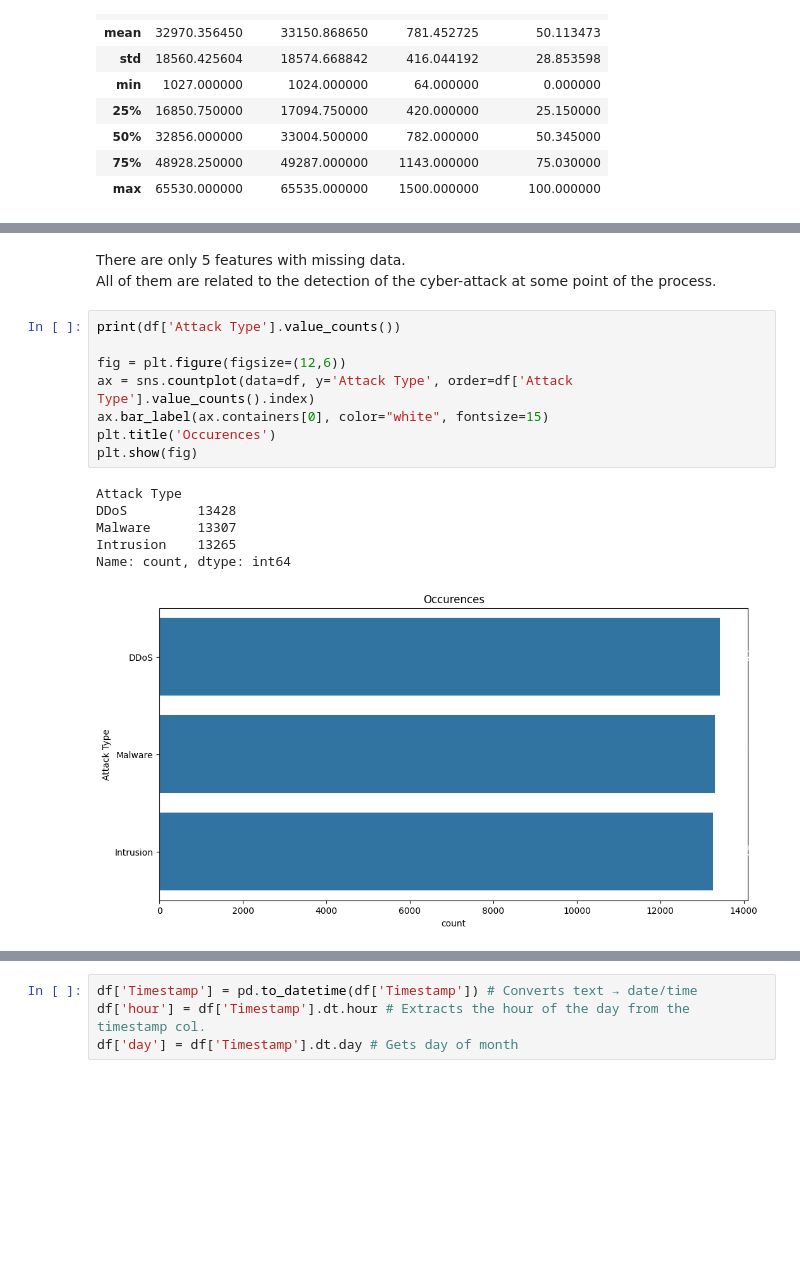
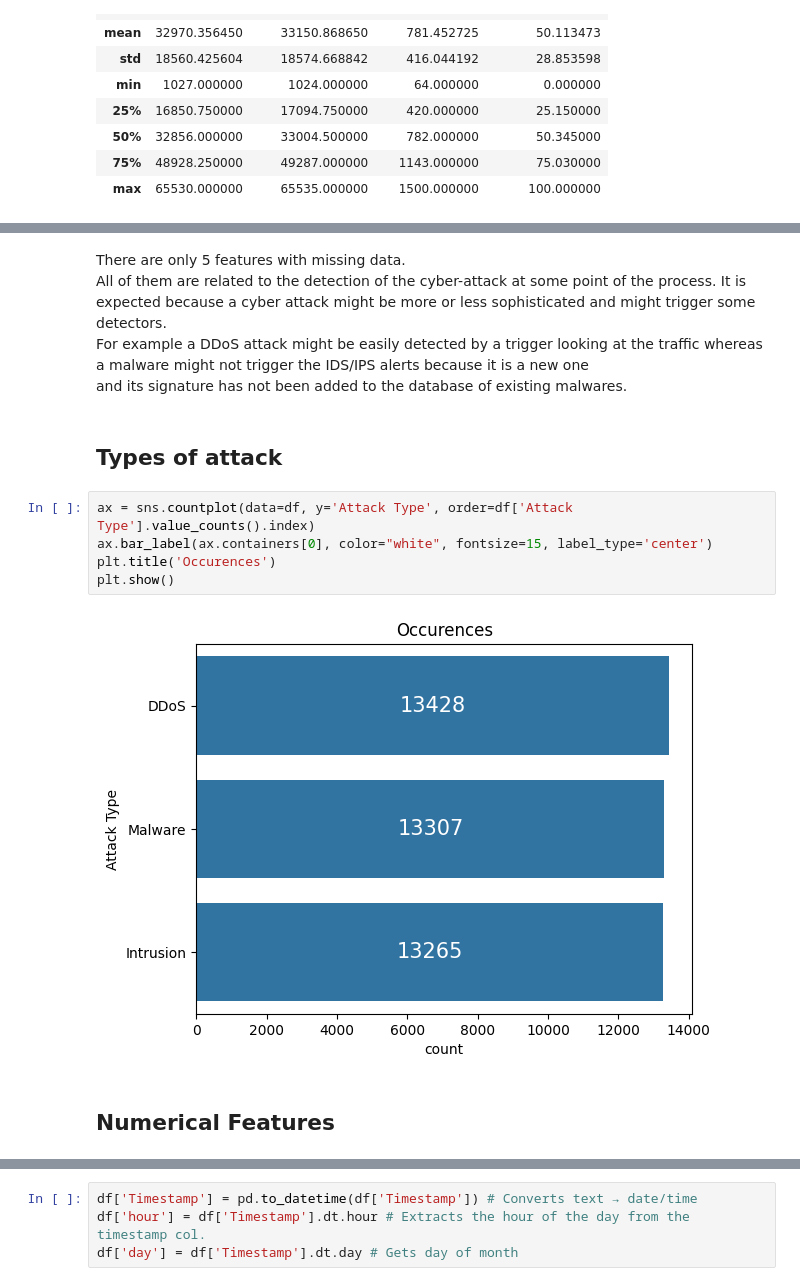
Before and after one commit to florianrst/CyberSecurity_ML, a Jupyter notebook: data_analysis/EDA.ipynb, the cells around one changed output, grey strips where cells are left out. Saved outputs shown, nothing was run; the diff lists cells and outputs as text; blank space fills up the shorter version.

```diff
--- a/data_analysis/EDA.ipynb
+++ b/data_analysis/EDA.ipynb
@@ -70,20 +84,18 @@ temp_data.head(10)
 | Traffic Type | 0 | 0.00 |
 # %% [markdown]
 There are only 5 features with missing data. <br>
-All of them are related to the detection of the cyber-attack at some point of the process.
+All of them are related to the detection of the cyber-attack at some point of the process. It is expected because a cyber attack might be more or less sophisticated and might trigger some detectors. <br>
+For example a DDoS attack might be easily detected by a trigger looking at the traffic whereas a malware might not trigger the IDS/IPS alerts because it is a new one <br>
+and its signature has not been added to the database of existing malwares.
+# %% [markdown]
+## Types of attack
 # %%
-print(df['Attack Type'].value_counts())
-
-fig = plt.figure(figsize=(12,6))
 ax = sns.countplot(data=df, y='Attack Type', order=df['Attack Type'].value_counts().index)
-ax.bar_label(ax.containers[0], color="white", fontsize=15)
+ax.bar_label(ax.containers[0], color="white", fontsize=15, label_type='center')
 plt.title('Occurences')
-plt.show(fig)
+plt.show()
 # %% [output]
-Attack Type
-DDoS         13428
-Malware      13307
-Intrusion    13265
-Name: count, dtype: int64
-[figure, old version]
+[figure, new version]
+# %% [markdown]
+## Numerical Features
 # %%
```
Also changed, not shown: parts of 38 cells of this notebook, 1 other file.
